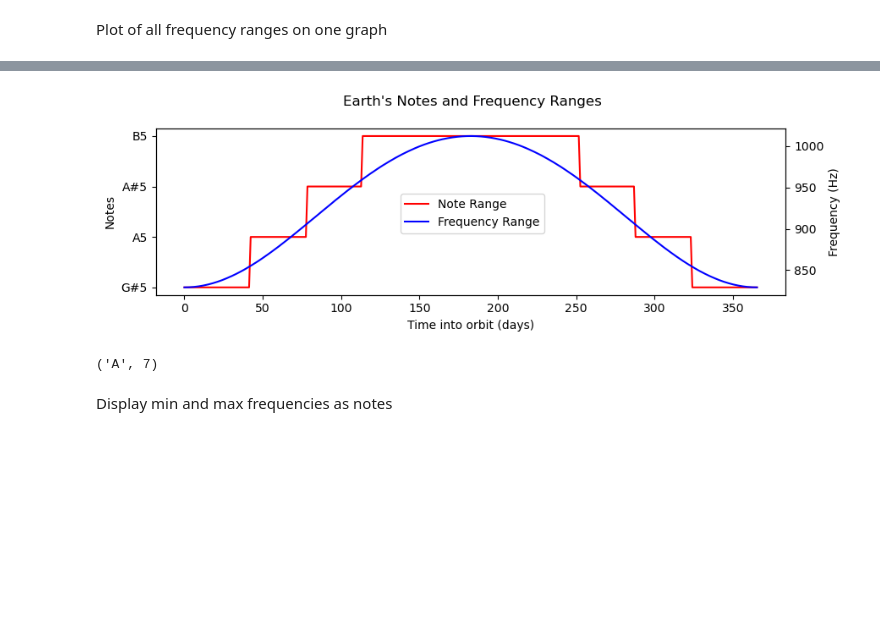
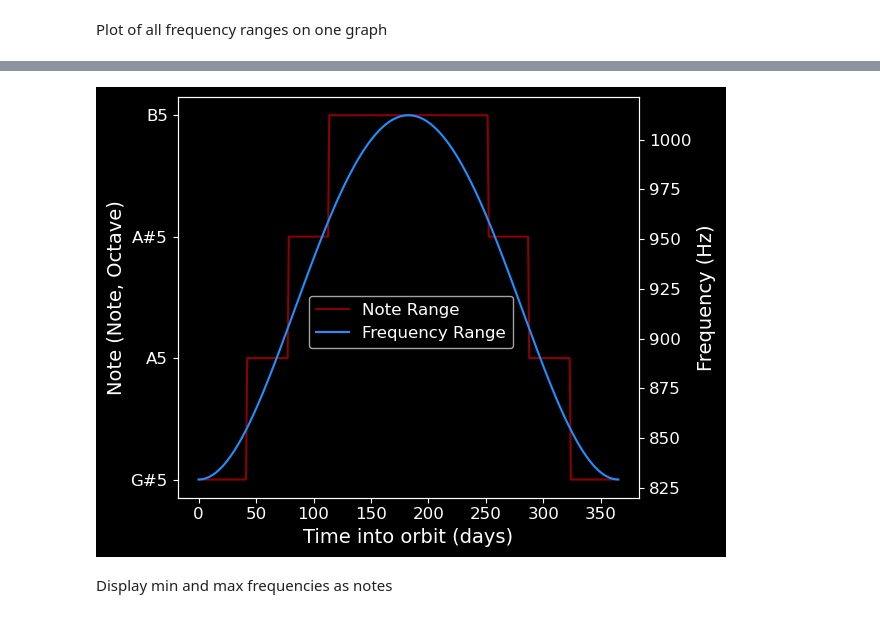
Before and after one commit to neil-power/music_of_the_spheres, a Jupyter notebook: group project.ipynb, the cells around one changed output, grey strips where cells are left out. Drawn from its saved outputs; the diff is of its cells as text; code cells hidden in the pictures; blank space fills up the shorter version.

```diff
--- a/group project.ipynb
+++ b/group project.ipynb
@@ -150,6 +151,7 @@ plt.show()
 # %% [markdown]
 Plot planet-sun distance over time
 # %%
+plt.style.use('dark_background')
 for i,planet in enumerate(Planets):
     t,d = planet.plot_distance()
     t_total.append(t)
@@ -265,6 +267,7 @@ def midi_pitch_number(freq):
 # %% [markdown]
 Plotting range of frequencies achieved by each planet over its orbit
 # %%
+plt.style.use('dark_background')
 freq_total = []
 fig, axes = plt.subplots(3,3)
 
@@ -286,6 +289,7 @@ plt.show()
 # %% [markdown]
 Plot of all frequency ranges on one graph
 # %%
+plt.style.use('dark_background')
 for i,planet in enumerate(Planets):
     plt.plot(t_total[i],freq_total[i])
 
@@ -299,6 +303,10 @@ plt.show()
 # %%
+plt.style.use('dark_background')
+planet_colours = ["white","darkorange","limegreen","red","sienna","goldenrod","fuchsia","dodgerblue","slategrey"]
 for i,planet in enumerate(Planets):
-    plt.plot(freq_total[i],np.full(np.size(freq_total[i]),i+1))
+    plt.plot(freq_total[i],np.full(np.size(freq_total[i]),i+1),planet_colours[i])
+    plt.plot([np.min(freq_total[i]), np.min(freq_total[i]) ] ,[i+1+0.1,i+1-0.1],planet_colours[i])
+    plt.plot([np.max(freq_total[i]), np.max(freq_total[i]) ] ,[i+1+0.1,i+1-0.1],planet_colours[i])
 
 plt.title("Planet frequency range")
 plt.ylabel("Planet number (Mercury to Pluto)")
@@ -322,29 +341,31 @@ plt.show()
 # %%
-fig, ax1 = plt.subplots(figsize=(9,3))
+plt.style.use('dark_background')
+fig, ax1 = plt.subplots() #figsize=(6,4)
 
-ax1.set_xlabel("Time into orbit (days)")
-ax1.set_ylabel("Notes")
+ax1.set_xlabel("Time into orbit (days)",fontsize=14)
+ax1.set_ylabel("Note (Note, Octave)",fontsize=14)
 
 earth_notes = []
 for f in freq_total[2]:
     n,o = freq_to_note(f)
     earth_notes.append(str(n)+str(o))
-#print(earth_notes)
-ax1.plot(t_total[2],earth_notes,color="r")
+ax1.plot(t_total[2],earth_notes,color="darkred")
+plt.yticks(fontsize=12)
+plt.xticks(fontsize=12)
 
 ax2 = ax1.twinx()
-ax2.set_ylabel("Frequency (Hz)")
-ax2.plot(t_total[2],freq_total[2],color="b")
-
+ax2.set_ylabel("Frequency (Hz)",fontsize=14)
+ax2.plot(t_total[2],freq_total[2],color="dodgerblue")
+plt.yticks(fontsize=12)
+plt.xticks(fontsize=12)
 fig.tight_layout()
-fig.legend(["Note Range","Frequency Range"],loc="center")
-fig.suptitle("Earth's Notes and Frequency Ranges")
+fig.legend(["Note Range","Frequency Range"],loc="center",fontsize=12)
+#fig.suptitle("Earth's Notes and Frequency Ranges")
 plt.tight_layout()
+plt.savefig("Earth's Notes and Frequency Ranges.png",dpi=250)
 plt.show()
-print(freq_to_note(3504.457295207845))
 # %% [output]
-[figure, old version]
+[figure, new version]
-('A', 7)
 # %% [markdown]
 Display min and max frequencies as notes
 # %%
```
Also changed, not shown: parts of 7 cells of this notebook, 2 other files.
